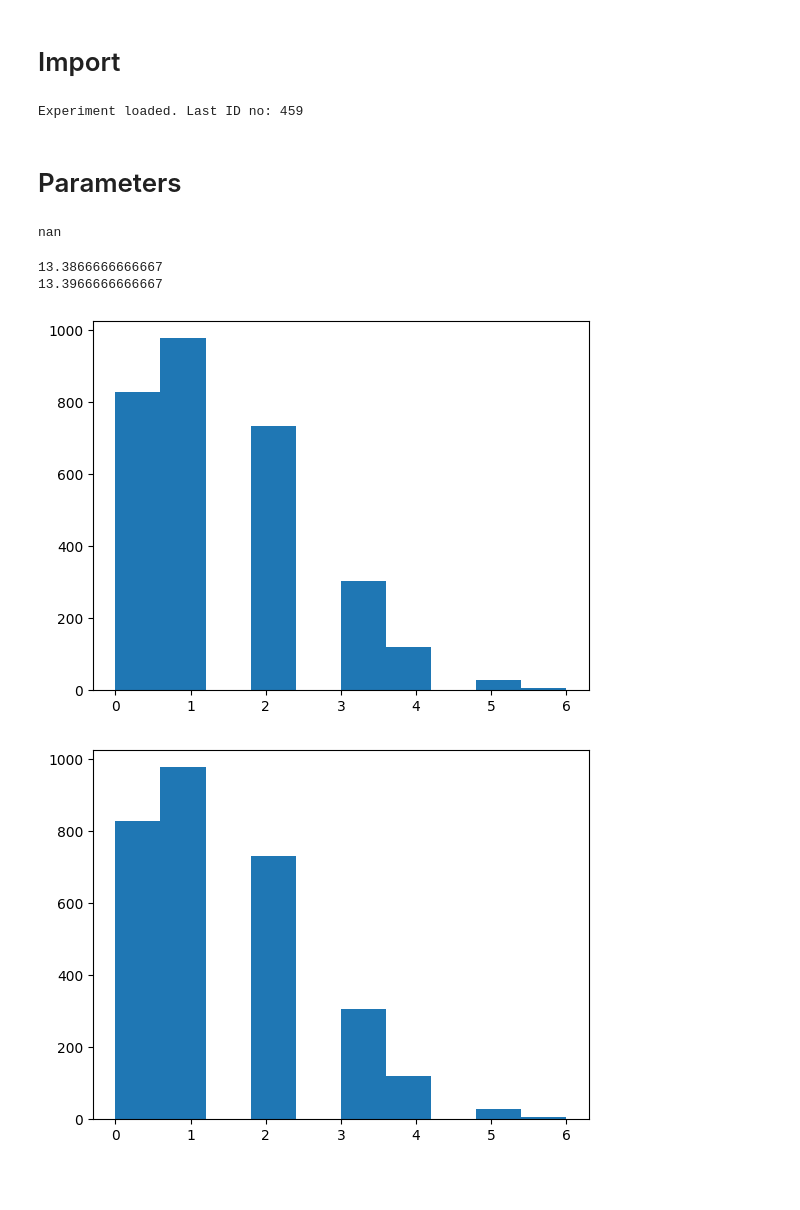
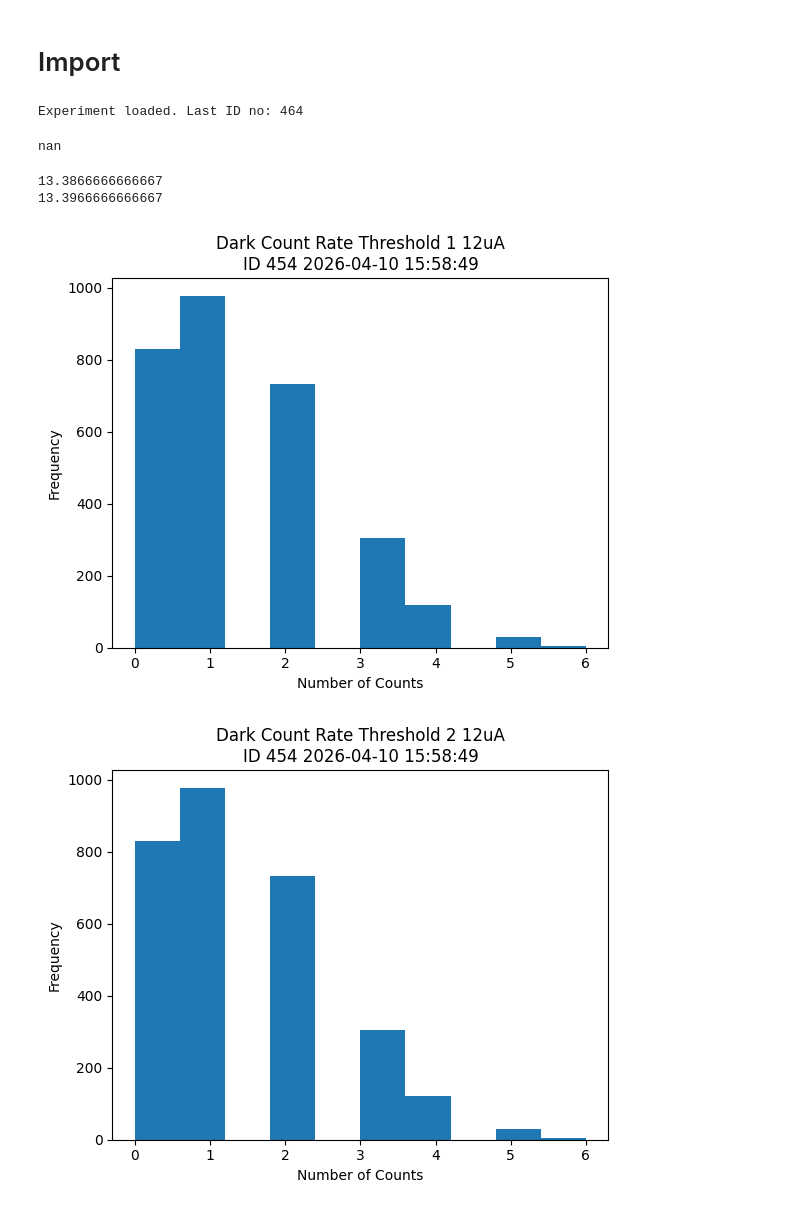
Before and after one commit to QNLSydney/snspd, a Jupyter notebook: SNSPD2/SNSPD4_1_Dark_Counts_Analysis.ipynb, the cells around one changed output. Cells and saved outputs as stored; diff of their text form; code cells hidden in the pictures; blank space fills up the shorter version.

Commit message:
Notebook edits while finalising Measurement 4.1 data. Added make_title function. Initialized measurement config files in SNSPD4

```diff
--- a/SNSPD2/SNSPD4_1_Dark_Counts_Analysis.ipynb
+++ b/SNSPD2/SNSPD4_1_Dark_Counts_Analysis.ipynb
@@ -18,8 +18,9 @@ from qcodes import initialise_or_create_database_at, new_data_set, new_experimen
 from qcodes.station import Station
 initialise_or_create_database_at("./2026-03-10_SNSPD4.db")
 from functions import osc_set_standard, osc_check_standard, capture_trace, capture_trace_simple
-from functions import snspd_dark_counts
-import snspd4
+from functions import snspd_dark_counts, make_title
+import snspd
+params = snspd.snspd()
 
 # Set up experiment
 exp_name = 'SNSPD4_23_03_2026'
@@ -32,6 +33,4 @@ except ValueError:
     exp = new_experiment(exp_name, sample_name)
     print('Started new experiment')
 # %% [output]
-Experiment loaded. Last ID no: 459
+Experiment loaded. Last ID no: 464
-# %% [markdown]
-# Parameters
@@ -49,21 +46,34 @@ nan
 # %%
 ID = 454
 data = load_by_id(ID).get_parameter_data()
 CR1 = data['CR1']['CR1'][0]
 CR2 = data['CR2']['CR2'][0]
 counts1 = data['counts1']['counts1']
 counts2 = data['counts2']['counts2']
 total_counts1 = data['total_counts1']['total_counts1']
 total_counts2 = data['total_counts2']['total_counts2']
+name = 'Dark Count Rate Threshold 1 12uA'
+ts = make_title(name, ID, extra=None)
 
 plt.hist(counts1)
+plt.title(ts)
+plt.xlabel('Number of Counts')
+plt.ylabel('Frequency')
+
+name = 'Dark Count Rate Threshold 2 12uA'
+ts = make_title(name, ID, extra=None)
+
+
 plt.figure()
 plt.hist(counts2)
+plt.title(ts)
+plt.xlabel('Number of Counts')
+plt.ylabel('Frequency')
 
 print(CR1)
 print(CR2)
 # %% [output]
 13.3866666666667
 13.3966666666667
-[figure, old version]
+[figure, new version]
-[figure, old version]
+[figure, new version]
```
Also changed, not shown: parts of 3 cells of this notebook, 11 other files.
